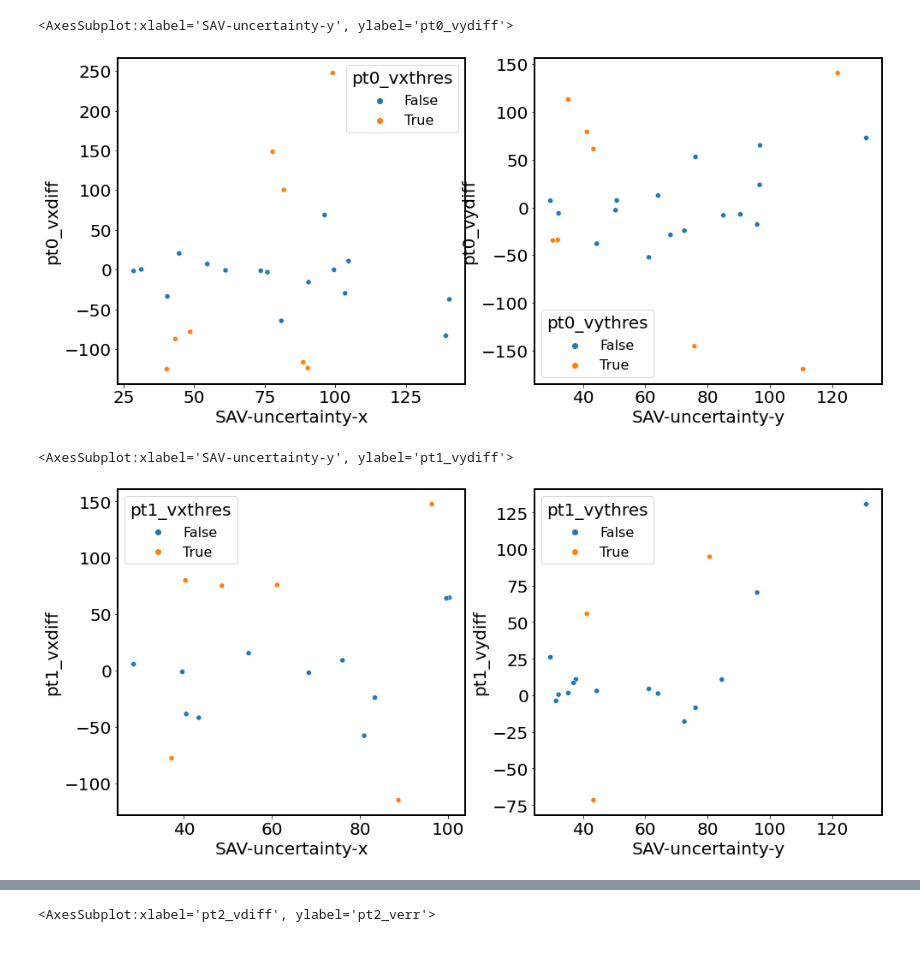
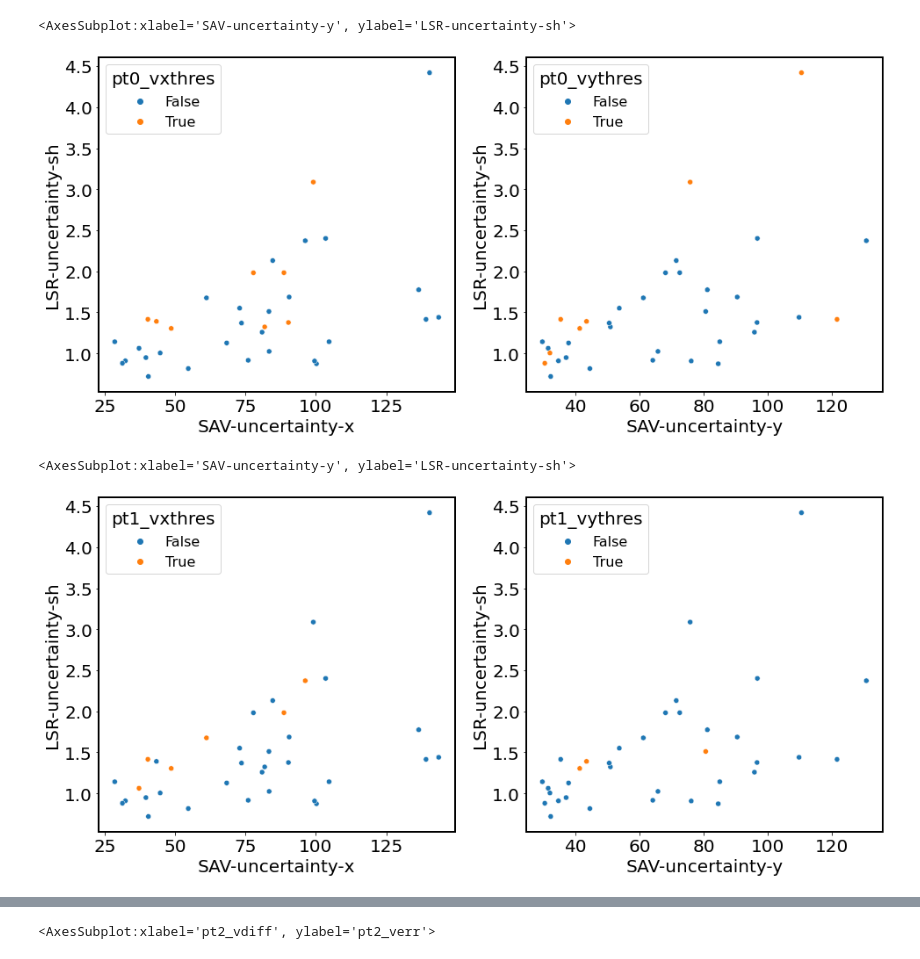
Before and after one commit to whyjz/GLAFT, a Jupyter notebook: notebooks/multiple_metrics/validation-ITSLIVE.ipynb, the cells around one changed output, grey strips where cells are left out. Saved outputs shown, nothing was run; the diff lists cells and outputs as text; code cells hidden in the pictures.

```diff
--- a/notebooks/multiple_metrics/validation-ITSLIVE.ipynb
+++ b/notebooks/multiple_metrics/validation-ITSLIVE.ipynb
@@ -101,9 +106,9 @@ df['pt1_vxthres'] = np.abs(df['pt1_vxdiff']) > df['SAV-uncertainty-x']
 df['pt1_vythres'] = np.abs(df['pt1_vydiff']) > df['SAV-uncertainty-y']
 df['pt1_vxavgthres'] = np.abs(df['pt1_vxavgdiff']) > df['SAV-uncertainty-x']
 df['pt1_vyavgthres'] = np.abs(df['pt1_vyavgdiff']) > df['SAV-uncertainty-y']
-df['pt2_vxthres'] = np.abs(df['pt1_vxdiff']) > df['SAV-uncertainty-x']
-df['pt2_vythres'] = np.abs(df['pt1_vydiff']) > df['SAV-uncertainty-y']
-df['pt2_vxavgthres'] = np.abs(df['pt1_vxavgdiff']) > df['SAV-uncertainty-x']
-df['pt2_vyavgthres'] = np.abs(df['pt1_vyavgdiff']) > df['SAV-uncertainty-y']
+df['pt2_vxthres'] = np.abs(df['pt2_vxdiff']) > df['SAV-uncertainty-x']
+df['pt2_vythres'] = np.abs(df['pt2_vydiff']) > df['SAV-uncertainty-y']
+df['pt2_vxavgthres'] = np.abs(df['pt2_vxavgdiff']) > df['SAV-uncertainty-x']
+df['pt2_vyavgthres'] = np.abs(df['pt2_vyavgdiff']) > df['SAV-uncertainty-y']
 # %%
 demo = df
@@ -110,18 +223,18 @@ demo = df
 # %%
 fig, axs = plt.subplots(1, 2, figsize=(16, 7))
-sns.scatterplot(data=demo, x='SAV-uncertainty-x', y='pt0_vxdiff', hue='pt0_vxthres', ax=axs[0])
+sns.scatterplot(data=demo, x='SAV-uncertainty-x', y='LSR-uncertainty-sh', hue='pt0_vxthres', ax=axs[0])
 # axs[0].set_ylim(0, 0.02)
-sns.scatterplot(data=demo, x='SAV-uncertainty-y', y='pt0_vydiff', hue='pt0_vythres', ax=axs[1])
+sns.scatterplot(data=demo, x='SAV-uncertainty-y', y='LSR-uncertainty-sh', hue='pt0_vythres', ax=axs[1])
 # %% [output]
-<AxesSubplot:xlabel='SAV-uncertainty-y', ylabel='pt0_vydiff'>
+<AxesSubplot:xlabel='SAV-uncertainty-y', ylabel='LSR-uncertainty-sh'>
-[figure, old version]
+[figure, new version]
 # %%
 fig, axs = plt.subplots(1, 2, figsize=(16, 7))
-sns.scatterplot(data=demo, x='SAV-uncertainty-x', y='pt1_vxdiff', hue='pt1_vxthres', ax=axs[0])
+sns.scatterplot(data=demo, x='SAV-uncertainty-x', y='LSR-uncertainty-sh', hue='pt1_vxthres', ax=axs[0])
 # axs[0].set_ylim(0, 0.02)
-sns.scatterplot(data=demo, x='SAV-uncertainty-y', y='pt1_vydiff', hue='pt1_vythres', ax=axs[1])
+sns.scatterplot(data=demo, x='SAV-uncertainty-y', y='LSR-uncertainty-sh', hue='pt1_vythres', ax=axs[1])
 # %% [output]
-<AxesSubplot:xlabel='SAV-uncertainty-y', ylabel='pt1_vydiff'>
+<AxesSubplot:xlabel='SAV-uncertainty-y', ylabel='LSR-uncertainty-sh'>
-[figure, old version]
+[figure, new version]
 # %%
 fig, axs = plt.subplots(1, 2, figsize=(16, 7))
```
Also changed, not shown: parts of 10 cells of this notebook, 5 other files.
